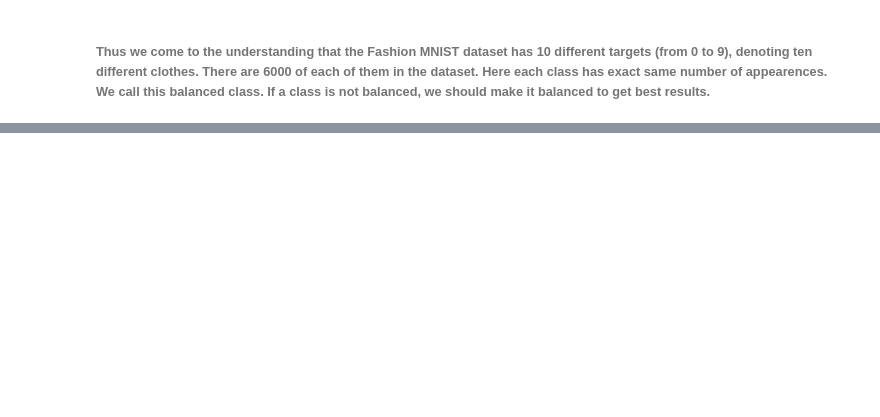
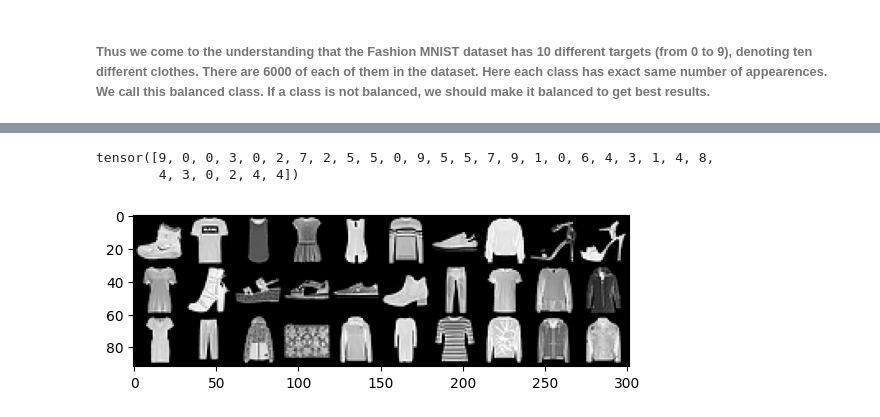
Before and after one commit to Arjun-G-Ravi/Learning-Random-Things, a Jupyter notebook: Learning-DeepLearning_Pytorch/FashionMNISTPrediction.ipynb, the cells around one changed output, grey strips where cells are left out. Saved outputs shown, nothing was run; the diff lists cells and outputs as text; code cells hidden in the pictures; blank space fills up the shorter version.

```diff
--- a/Learning-DeepLearning_Pytorch/FashionMNISTPrediction.ipynb
+++ b/Learning-DeepLearning_Pytorch/FashionMNISTPrediction.ipynb
@@ -19,7 +21,7 @@ train_set = torchvision.datasets.FashionMNIST(
 # %% [markdown]
 Loading the dataset
 # %%
-train_loader = torch.utils.data.DataLoader(train_set, batch_size = 10)
+train_loader = torch.utils.data.DataLoader(train_set, batch_size = 30)
 # %% [markdown]
 Learning from the dataset
 # %%
@@ -39,0 +78,9 @@ for i in train_set:
+# %%
+grid = torchvision.utils.make_grid(images, nrow=10)
+
+plt.imshow(np.transpose(grid,(1,2,0)))
+print(labels)
+# %% [output]
+tensor([9, 0, 0, 3, 0, 2, 7, 2, 5, 5, 0, 9, 5, 5, 7, 9, 1, 0, 6, 4, 3, 1, 4, 8,
+        4, 3, 0, 2, 4, 4])
+[figure, added]
```
Also changed, not shown: parts of 13 cells of this notebook.
